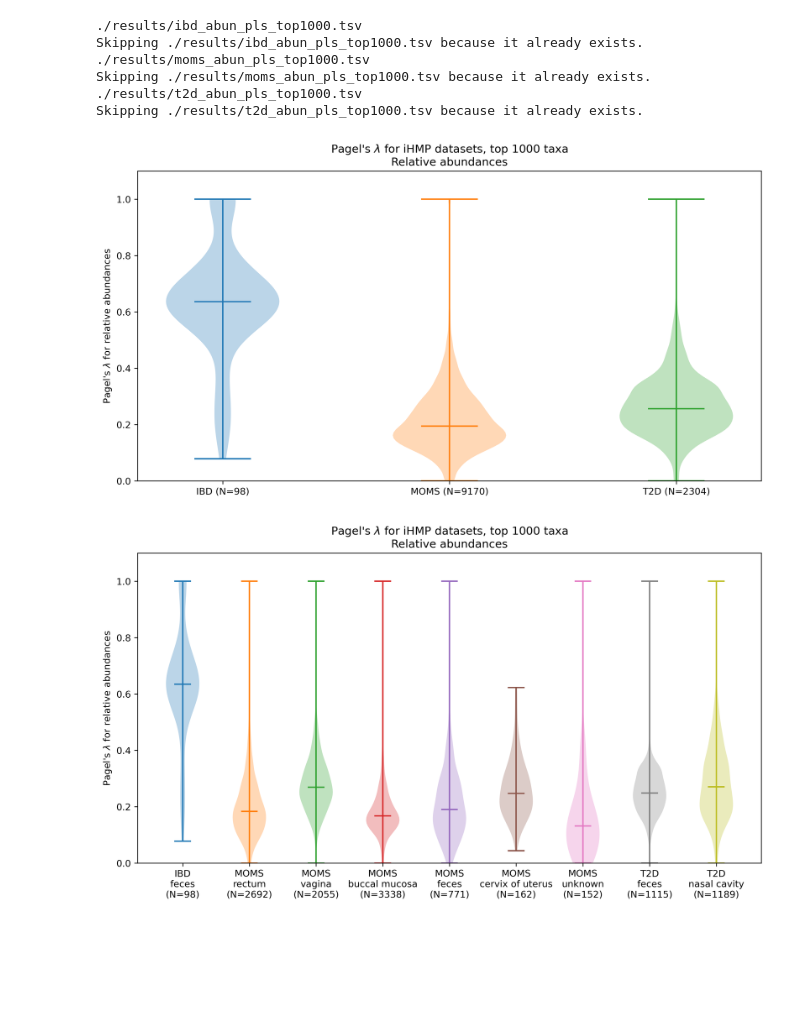
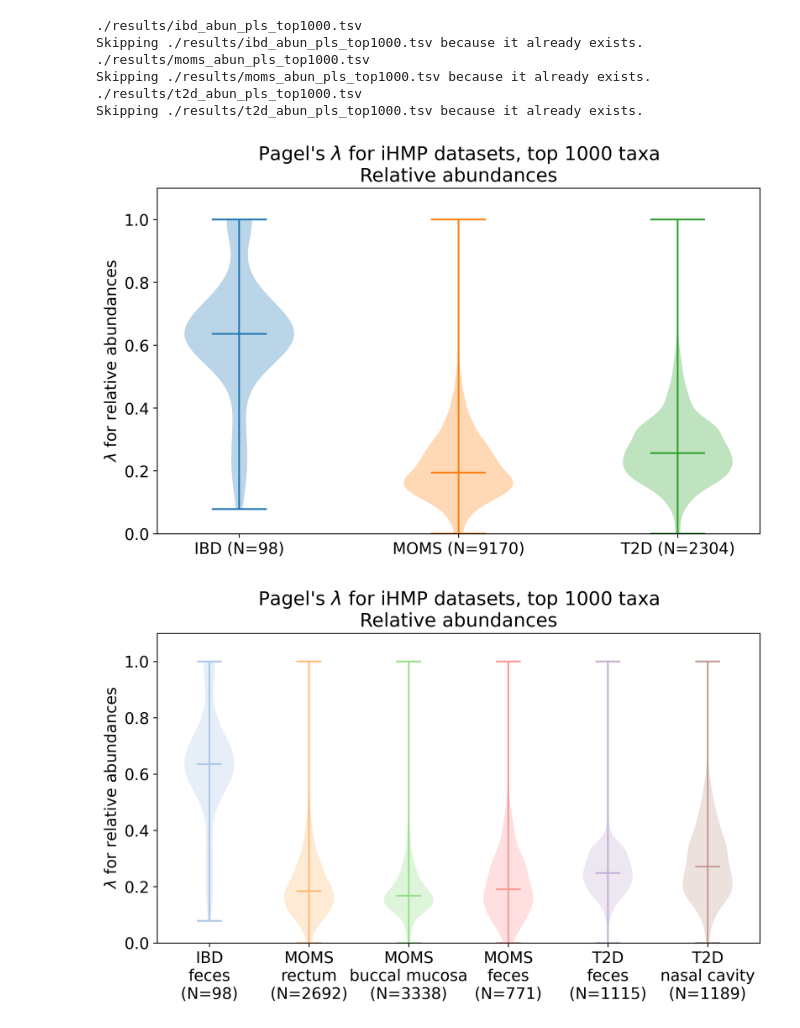
Before and after one commit to pchlenski/phylosig, a Jupyter notebook: 03_empirical.ipynb, the cells around one changed output. Cells and saved outputs as stored; diff of their text form; code cells hidden in the pictures; blank space fills up the shorter version.

```diff
--- a/03_empirical.ipynb
+++ b/03_empirical.ipynb
@@ -4,6 +4,7 @@
 
 # Pagel's lambda for growth rates
 import os
+import matplotlib
 from src.ihmp import get_diffs, pagels_dataframe
 
 # Global variables
@@ -12,8 +13,12 @@ TOP_N = 1000
 ABUNDANCE = True
 FIG = {
     "dpi": 300,
-    "figsize": (12, 6)
+    "figsize": (8.5, 5.5),
+    "tight_layout": True,
 }
+
+# Set larger font size
+matplotlib.rcParams.update({"font.size": 14})
 
 # Datasets
 names = ["ibd", "moms", "t2d"]
@@ -67,37 +72,42 @@ for name in names:
     data.append(pls)
 
 pls = pd.concat(data)
 
 # Plot
 plt.figure(**FIG)
 labels = []
 datasets = pls["dataset"].unique()
 for i, dataset in enumerate(data):
     plt.violinplot(
         dataset["lambda"].dropna().values,
         showmedians=True,
         positions=[i + 1],
     )
     labels.append(f"{dataset['dataset'][0]} (N={len(dataset)})")
 
 # print(len(ibd_pls["lambda"].dropna().values)) # 69
 # print(len(moms_pls["lambda"].dropna().values)) # 6765
 # print(len(t2d_pls["lambda"].dropna().values)) # 2071
 
-plt.ylabel(f"Pagel's $\lambda$ for {ab_title.lower()}")
+plt.ylabel(f"$\lambda$ for {ab_title.lower()}")
 plt.xticks(range(1, 4), labels)
 # if ABUNDANCE:
 #     plt.xticks(range(1, 4), ["IBD (N=98)", "MOMS-PI (N=9170)", "T2D (N=2304)"])
 # else:
 #     plt.xticks(range(1, 4), ["IBD (N=69)", "MOMS-PI (N=6765)", "T2D (N=2071)"])
 plt.title(f"Pagel's $\lambda$ for iHMP datasets, top {TOP_N} taxa\n{ab_title}")
 plt.ylim(0, 1.1)
 plt.savefig(f"./results/{ab_str}pls_top{TOP_N}.png", dpi=300)
 plt.show()
 # %% [output]
-[figure, old version]
+[figure, new version]
 # %%
 # Same thing but grouped by body site
+
+# Get tab20 colors, then split into light and dark
+cmap = matplotlib.cm.get_cmap("tab20", 20) # looks best with 20
+tab20_dark = list(cmap.colors[::2])
+tab20_light = list(cmap.colors[1::2])
 
 # Only need the plotting part, though:
 plt.figure(**FIG)
@@ -106,18 +116,30 @@ labels = []
 position = 1
 for dataset in data:
     for site in dataset["site"].unique():
+        if site in ["vagina", "cervix of uterus", "unknown"]:
+            continue # to match growth rate plot
         name = dataset["dataset"].unique()[0]
         lambdas = dataset[dataset["site"] == site]["lambda"].dropna().values
+
         if len(lambdas) > 4: # Drop uselessly small samples
             labels.append(f"{name}\n{site}\n(N={len(lambdas)})")
-            plt.violinplot(lambdas, showmedians=True, positions=[position])
+            ax = plt.violinplot(lambdas, showmedians=True, positions=[position])
             position += 1
 
+            if ABUNDANCE:
+                c = tab20_light.pop(0)
+            else:
+                c = tab20_dark.pop(0)
+
+            for partname in ["cbars", "cmins", "cmaxes", "cmedians"]:
+                ax[partname].set_edgecolor(c)
+            ax["bodies"][0].set_facecolor(c)
+
 plt.xticks(range(1, position), labels)
-plt.ylabel(f"Pagel's $\lambda$ for {ab_title.lower()}")
+plt.ylabel(f"$\lambda$ for {ab_title.lower()}")
 plt.title(f"Pagel's $\lambda$ for iHMP datasets, top {TOP_N} taxa\n{ab_title}")
 plt.ylim(0, 1.1)
 plt.savefig(f"./results/{ab_str}lambda_by_site_top{TOP_N}.png", dpi=300)
 plt.show()
 # %% [output]
-[figure, old version]
+[figure, new version]
```
Also changed, not shown: parts of 3 cells of this notebook, 9 other files.
